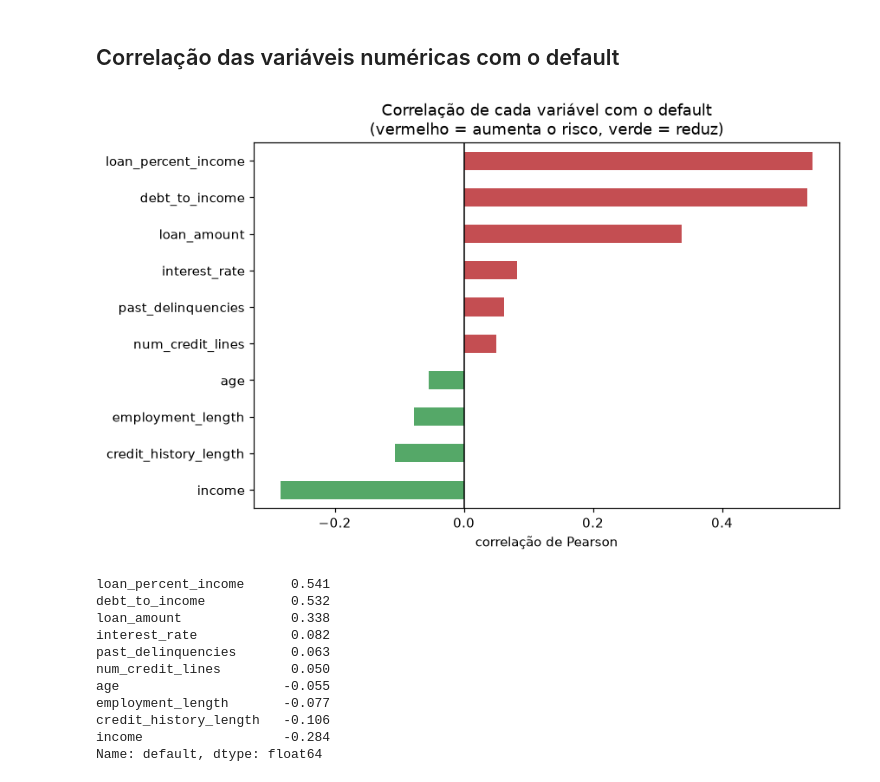
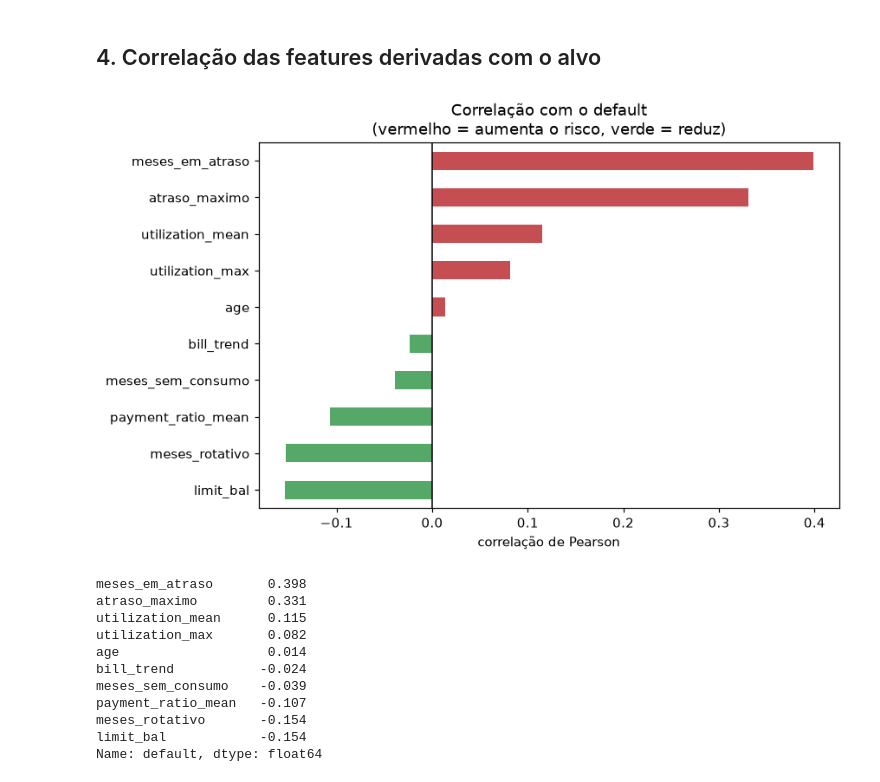
Before and after one commit to david-oliveira-dev/credit-risk-scoring, a Jupyter notebook: notebooks/01-eda.ipynb, the cells around one changed output. Drawn from its saved outputs; the diff is of its cells as text; code cells hidden in the pictures.

```diff
--- a/notebooks/01-eda.ipynb
+++ b/notebooks/01-eda.ipynb
@@ -8,11 +15,16 @@ Rode o ETL antes: `python -m src.data.etl`
 import sys; sys.path.append('..')
 import pandas as pd
 import matplotlib.pyplot as plt
+
 from src import config
+from src.features.build_features import add_engineered_features
 
 plt.rcParams['figure.dpi'] = 110
 
-df = pd.read_parquet(config.PROCESSED_PARQUET) if config.PROCESSED_PARQUET.exists() else pd.read_csv(config.RAW_CSV)
-print(df.shape)
-df.head()
+df = pd.read_parquet(config.PROCESSED_PARQUET)
+com_features = add_engineered_features(df)
+
+print(f'{len(df):,} clientes  |  {df.shape[1]} colunas'.replace(',', '.'))
+print(f"taxa de inadimplência: {df['default'].mean():.2%}")
+df.head(3)
 # %% [output]
@@ -28,13 +37,0 @@ df.head()
-# %%
-proporcao = df['default'].value_counts(normalize=True).rename('proporcao')
-
-fig, ax = plt.subplots(figsize=(5, 3.5))
-(proporcao * 100).plot(kind='bar', ax=ax, color=['#4c72b0', '#c44e52'])
-ax.set_title('Distribuição da carteira')
-ax.set_xlabel('default'); ax.set_ylabel('% da base')
-ax.tick_params(axis='x', rotation=0)
-for i, v in enumerate(proporcao * 100):
-    ax.text(i, v + 1, f'{v:.1f}%', ha='center')
-plt.tight_layout(); plt.show()
-
-proporcao
@@ -104,28 +208,30 @@ df.groupby('default')[drivers].median().round(3)
 # %% [markdown]
-## Correlação das variáveis numéricas com o default
+## 4. Correlação das features derivadas com o alvo
 # %%
-num = df.select_dtypes('number')
-corr = num.corr()['default'].drop('default').sort_values()
+derivadas = ['meses_em_atraso', 'atraso_maximo', 'utilization_mean', 'utilization_max',
+             'payment_ratio_mean', 'meses_rotativo', 'meses_sem_consumo',
+             'bill_trend', 'limit_bal', 'age']
+corr = com_features[derivadas + ['default']].corr()['default'].drop('default').sort_values()
 
 fig, ax = plt.subplots(figsize=(8, 5))
 cores = ['#55a868' if v < 0 else '#c44e52' for v in corr]
 corr.plot(kind='barh', ax=ax, color=cores)
 ax.axvline(0, c='k', lw=1)
-ax.set_title('Correlação de cada variável com o default\n(vermelho = aumenta o risco, verde = reduz)')
+ax.set_title('Correlação com o default\n(vermelho = aumenta o risco, verde = reduz)')
 ax.set_xlabel('correlação de Pearson')
 plt.tight_layout(); plt.show()
 
 corr.sort_values(ascending=False).round(3)
 # %% [output]
-[figure, old version]
+[figure, new version]
-loan_percent_income      0.541
-debt_to_income           0.532
-loan_amount              0.338
-interest_rate            0.082
-past_delinquencies       0.063
-num_credit_lines         0.050
-age                     -0.055
-employment_length       -0.077
-credit_history_length   -0.106
-income                  -0.284
+meses_em_atraso       0.398
+atraso_maximo         0.331
+utilization_mean      0.115
+utilization_max       0.082
+age                   0.014
+bill_trend           -0.024
+meses_sem_consumo    -0.039
+payment_ratio_mean   -0.107
+meses_rotativo       -0.154
+limit_bal            -0.154
 Name: default, dtype: float64
```
Also changed, not shown: parts of 23 cells of this notebook, 3 other files.
